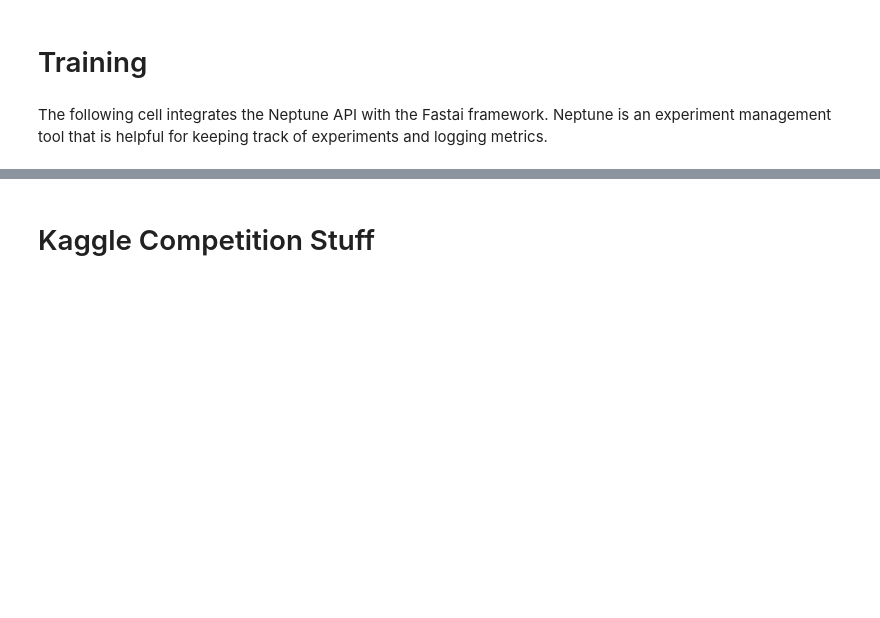
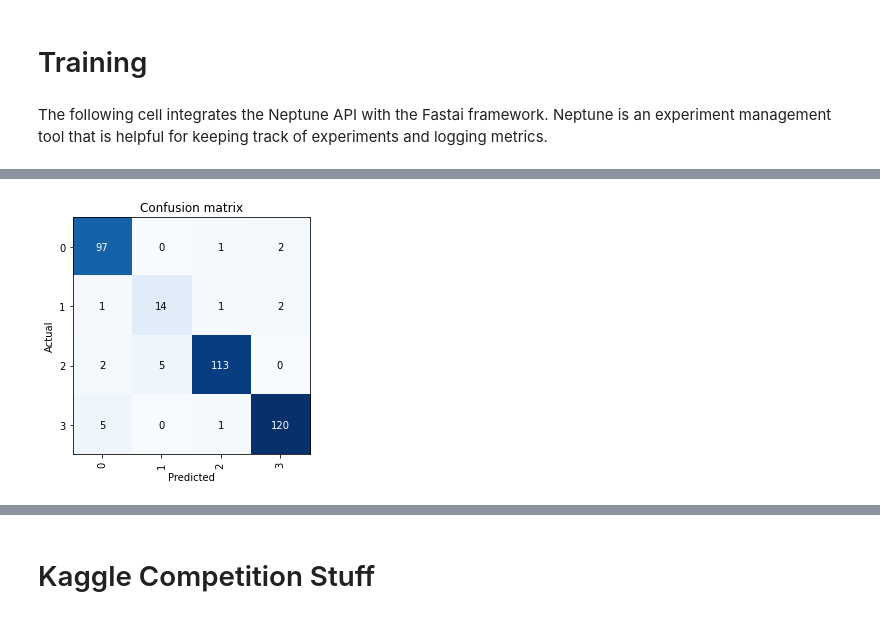
Before and after one commit to spregler/Plant-Pathology-Capstone, a Jupyter notebook: capstone.ipynb, the cells around one changed output, grey strips where cells are left out. Saved outputs shown, nothing was run; the diff lists cells and outputs as text; code cells hidden in the pictures; blank space fills up the shorter version.

```diff
--- a/capstone.ipynb
+++ b/capstone.ipynb
@@ -213,3 +219,4 @@ https://ui.neptune.ai/spregler/fastai/e/FAS-23
 # %%
-interp = ClassificationInterpretation.from_learner(learner)
+interp = ClassificationInterpretation.from_learner(learn)
 interp.plot_confusion_matrix()
+# %% [output]
@@ -216,3 +224,4 @@ interp.plot_confusion_matrix()
+[figure, added]
 # %%
 interp.plot_multi_top_losses(samples=4)
 # %% [output]
```
Also changed, not shown: parts of 19 cells of this notebook.
